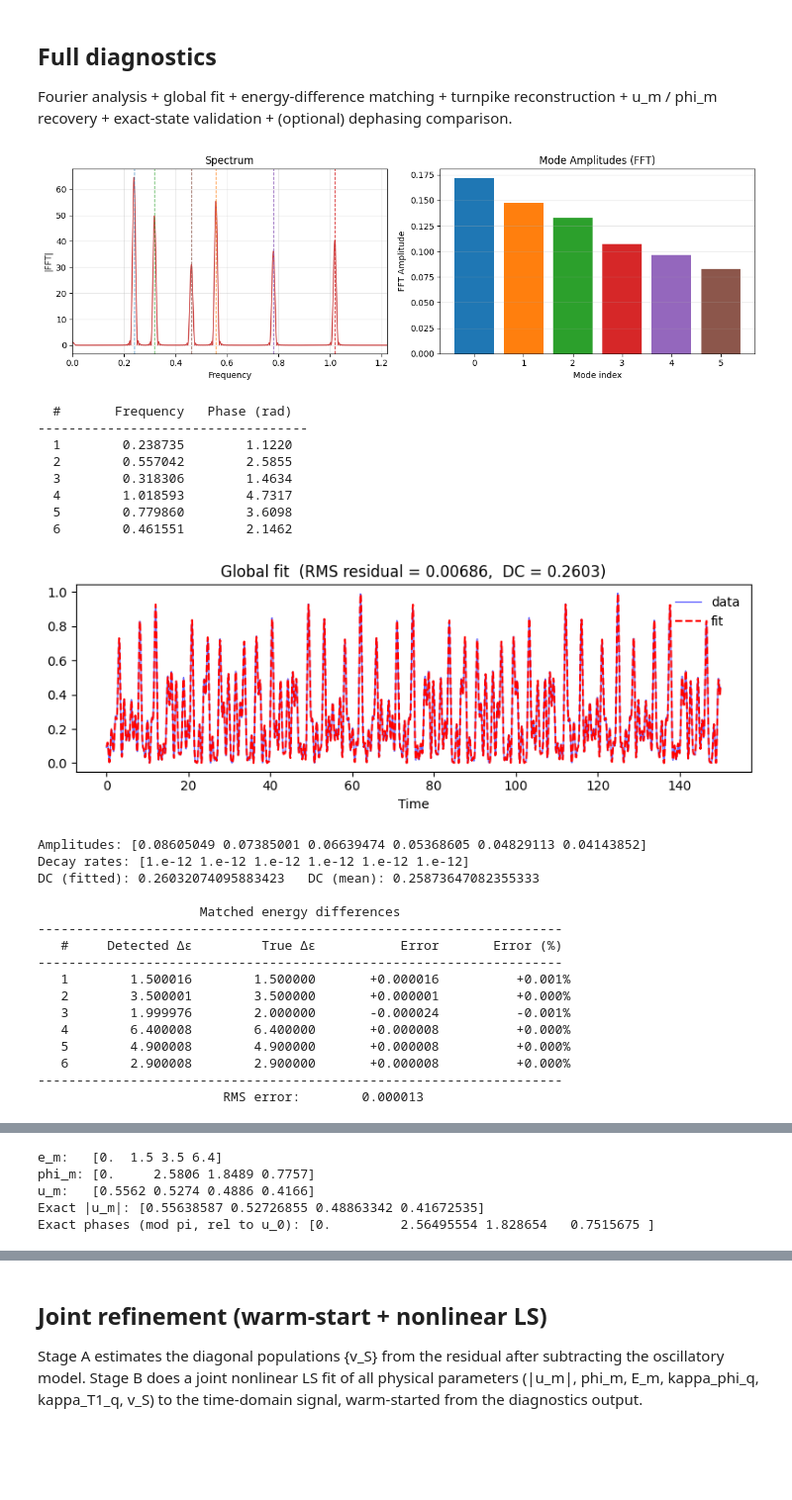
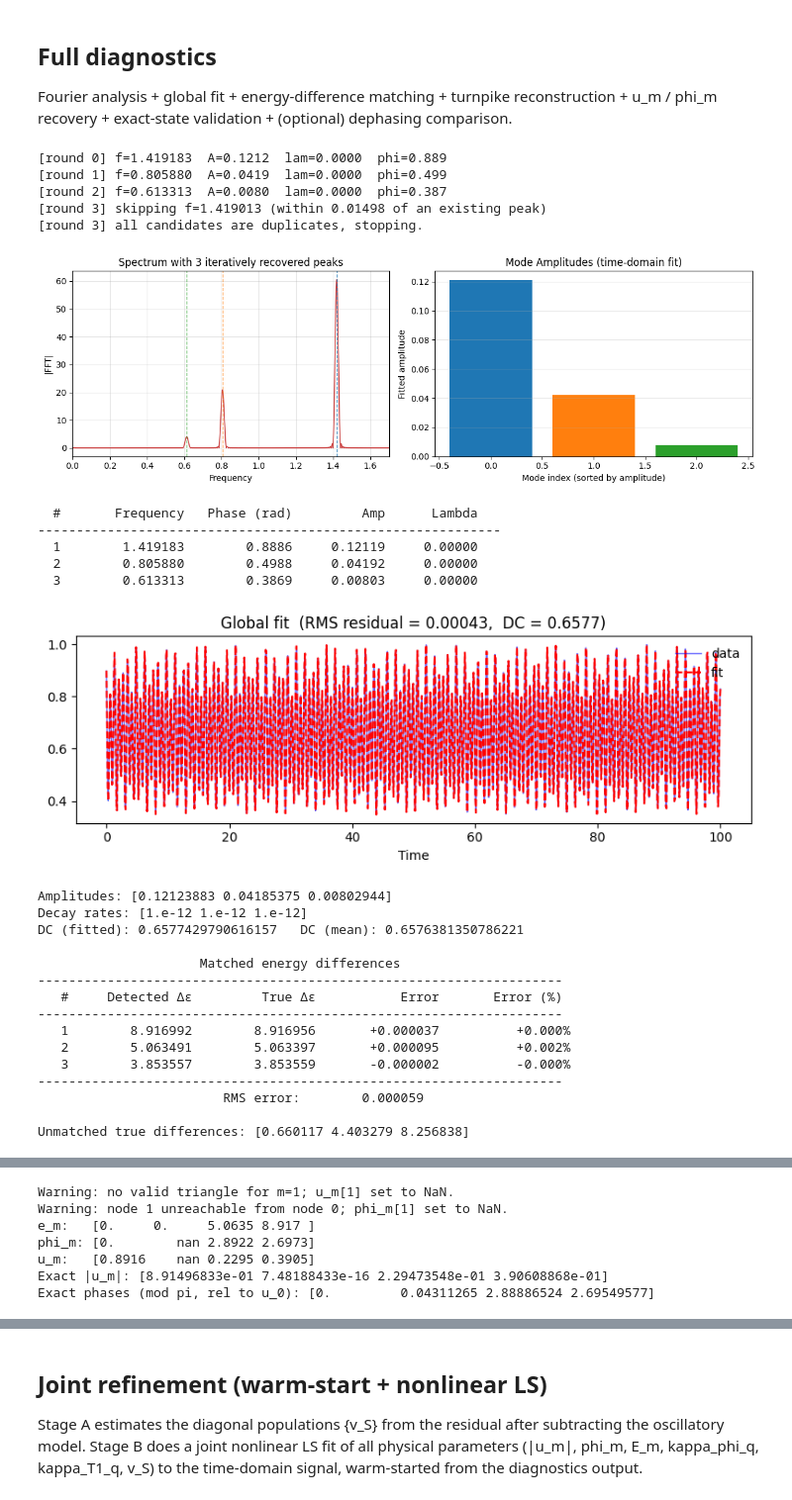
Before and after one commit to OsQarM/lsz_spectroscopy, a Jupyter notebook: notebooks/LSZ_main.ipynb, the cells around one changed output, grey strips where cells are left out. Shown at 99% size. Drawn from its saved outputs; the diff is of its cells as text; code cells hidden in the pictures; blank space fills up the shorter version.

```diff
--- a/notebooks/LSZ_main.ipynb
+++ b/notebooks/LSZ_main.ipynb
@@ -58,0 +17,3 @@ Number of simulations: 1500
+# %%
+ket0 = qt.basis(2, 0)
+ket1 = qt.basis(2, 1)
@@ -149,7 +220,7 @@ plt.show()
 pc_list = run_experiment_sweep(
     nqubits, epsilon, H_target_dict, ramp_time, tw_l, dt,
     r_noise=r_noise, w_noise=w_noise,
-    gamma_dec_list=t1_rates, gamma_dep_list=t2_rates,
+    gamma_dec_list=t1_rates, gamma_dep_list=t2_rates, initial_state=psi0
 )
 # %% [markdown]
 ## Full diagnostics
@@ -158,36 +229,39 @@ Fourier analysis + global fit + energy-difference matching + turnpike reconstruc
 # %%
 results = run_full_diagnostics(
     pc_list, tw_l, nqubits, epsilon, H_target_dict,
     ramp_time, dt, egvals_midpoint,
     w_noise=w_noise,
     t1_rates=t1_rates if w_noise else None,
+
     t2_rates=t2_rates if w_noise else None,
+    initial_state=psi0
 
 )
 # %% [output]
+[round 0] f=1.419183  A=0.1212  lam=0.0000  phi=0.889
+[round 1] f=0.805880  A=0.0419  lam=0.0000  phi=0.499
+[round 2] f=0.613313  A=0.0080  lam=0.0000  phi=0.387
+[round 3] skipping f=1.419013 (within 0.01498 of an existing peak)
+[round 3] all candidates are duplicates, stopping.
-[figure, old version]
+[figure, new version]
-  #       Frequency   Phase (rad)
------------------------------------
-  1        0.238735        1.1220
-  2        0.557042        2.5855
-  3        0.318306        1.4634
-  4        1.018593        4.7317
-  5        0.779860        3.6098
-  6        0.461551        2.1462
+  #       Frequency   Phase (rad)         Amp      Lambda
+------------------------------------------------------------
+  1        1.419183        0.8886     0.12119     0.00000
+  2        0.805880        0.4988     0.04192     0.00000
+  3        0.613313        0.3869     0.00803     0.00000
-[figure, old version]
+[figure, new version]
-Amplitudes: [0.08605049 0.07385001 0.06639474 0.05368605 0.04829113 0.04143852]
-Decay rates: [1.e-12 1.e-12 1.e-12 1.e-12 1.e-12 1.e-12]
-DC (fitted): 0.26032074095883423   DC (mean): 0.25873647082355333
-
-                     Matched energy differences
---------------------------------------------------------------------
-   #     Detected Δε         True Δε           Error       Error (%)
---------------------------------------------------------------------
-   1        1.500016        1.500000       +0.000016          +0.001%
-   2        3.500001        3.500000       +0.000001          +0.000%
-   3        1.999976        2.000000       -0.000024          -0.001%
-   4        6.400008        6.400000       +0.000008          +0.000%
-   5        4.900008        4.900000       +0.000008          +0.000%
-   6        2.900008        2.900000       +0.000008          +0.000%
---------------------------------------------------------------------
-                        RMS error:        0.000013
+Amplitudes: [0.12123883 0.04185375 0.00802944]
+Decay rates: [1.e-12 1.e-12 1.e-12]
+DC (fitted): 0.6577429790616157   DC (mean): 0.6576381350786221
+
+                     Matched energy differences
+--------------------------------------------------------------------
+   #     Detected Δε         True Δε           Error       Error (%)
+--------------------------------------------------------------------
+   1        8.916992        8.916956       +0.000037          +0.000%
+   2        5.063491        5.063397       +0.000095          +0.002%
+   3        3.853557        3.853559       -0.000002          -0.000%
+--------------------------------------------------------------------
+                        RMS error:        0.000059
+
+Unmatched true differences: [0.660117 4.403279 8.256838]
@@ -214,5 +288,7 @@ Reversed:     0.0000  2.9000  4.9000  6.4000
-e_m:   [0.  1.5 3.5 6.4]
-phi_m: [0.     2.5806 1.8489 0.7757]
-u_m:   [0.5562 0.5274 0.4886 0.4166]
-Exact |u_m|: [0.55638587 0.52726855 0.48863342 0.41672535]
-Exact phases (mod pi, rel to u_0): [0.         2.56495554 1.828654   0.7515675 ]
+Warning: no valid triangle for m=1; u_m[1] set to NaN.
+Warning: node 1 unreachable from node 0; phi_m[1] set to NaN.
+e_m:   [0.     0.     5.0635 8.917 ]
+phi_m: [0.        nan 2.8922 2.6973]
+u_m:   [0.8916    nan 0.2295 0.3905]
+Exact |u_m|: [8.91496833e-01 7.48188433e-16 2.29473548e-01 3.90608868e-01]
+Exact phases (mod pi, rel to u_0): [0.         0.04311265 2.88886524 2.69549577]
```
Also changed, not shown: parts of 8 cells of this notebook, 5 other files.
